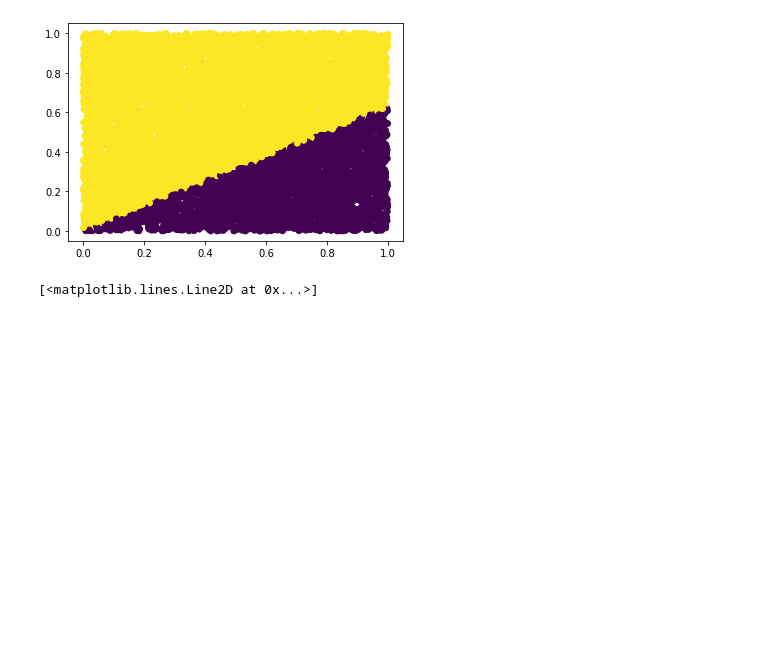
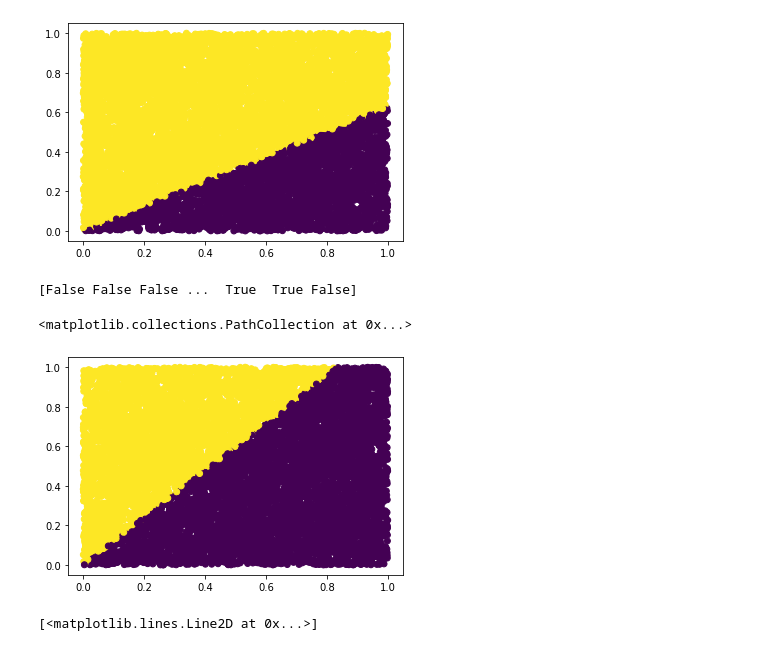
Before and after one commit to eliotshekhtman/strategic-bandits, a Jupyter notebook: strategic-agents.ipynb, the cells around one changed output. Drawn from its saved outputs; the diff is of its cells as text; code cells hidden in the pictures; blank space fills up the shorter version.

```diff
--- a/strategic-agents.ipynb
+++ b/strategic-agents.ipynb
@@ -269,6 +269,19 @@ plt.scatter(X_x, X_y, c=Y)
 # %% [output]
 <matplotlib.collections.PathCollection at 0x...>
 [figure]
+# %%
+X_x = [np.random.uniform(low=0, high=1) for _ in range(10_000)]
+X_y = [np.random.uniform(low=0, high=1) for _ in range(10_000)]
+X = np.array([X_x, X_y]).T
+W = np.random.rand(2, 2)
+print((X @ W)[:,0] > (X @ W)[:,1])
+Y = (X @ W)[:,0] > (X @ W)[:,1]
+# Y = [torch.argmax(classify(x, true_phi, true_b)).item() for x in X]
+plt.scatter(X_x, X_y, c=Y)
+# %% [output]
+[False False False ...  True  True False]
+<matplotlib.collections.PathCollection at 0x...>
+[figure, added]
 # %%
 x_new = torch.tensor([0.5, 0.2])
 u = torch.tensor([0.3, 0])
```
Also changed, not shown: parts of 24 cells of this notebook, 1 other file.
